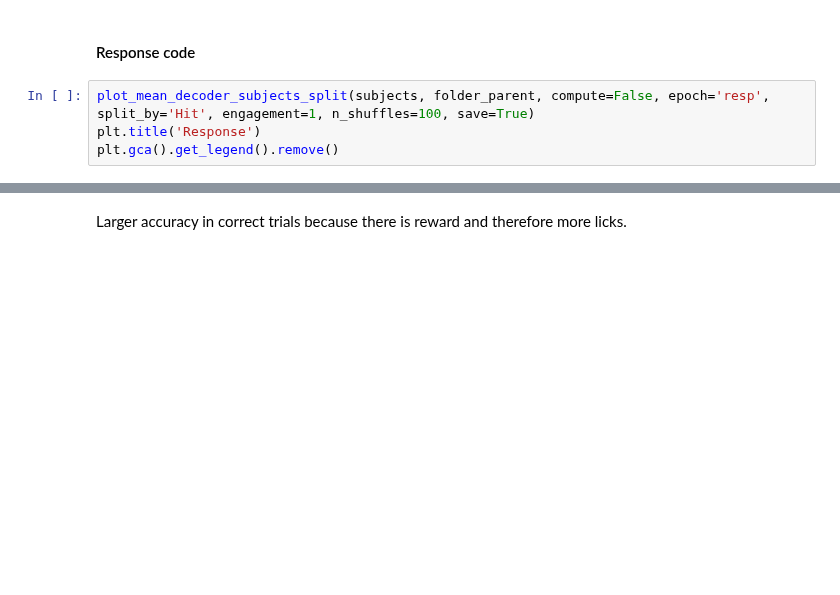
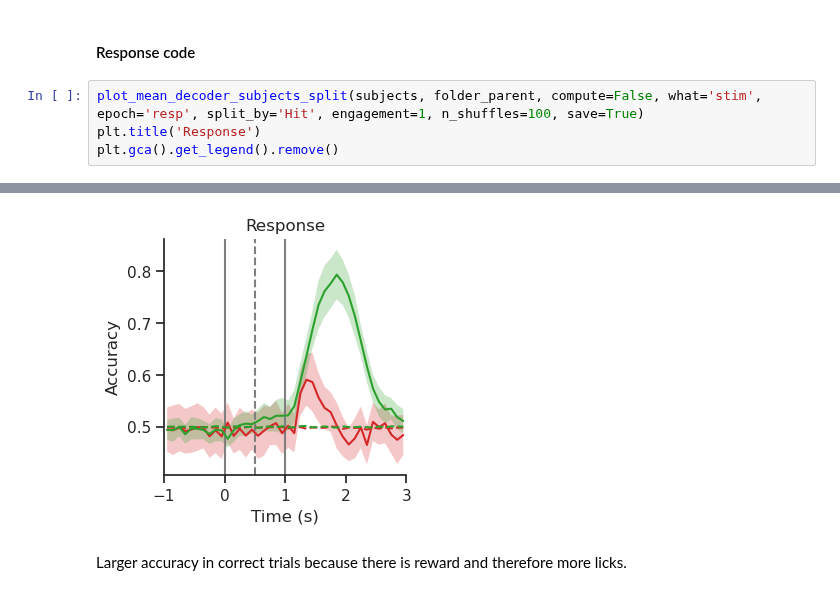
Before and after one commit to 3leni0n/PycharmProjects, a Jupyter notebook: ephys/decoder/notebook.ipynb, the cells around one changed output, grey strips where cells are left out. Saved outputs shown, nothing was run; the diff lists cells and outputs as text; blank space fills up the shorter version.

```diff
--- a/ephys/decoder/notebook.ipynb
+++ b/ephys/decoder/notebook.ipynb
@@ -450,7 +452,7 @@ plt.gca().get_legend().remove()
 # %% [markdown]
 #### Response code
 # %%
-plot_mean_decoder_subjects_split(subjects, folder_parent, compute=False, epoch='resp', split_by='Hit', engagement=1, n_shuffles=100, save=True)
+plot_mean_decoder_subjects_split(subjects, folder_parent, compute=False, what='stim', epoch='resp', split_by='Hit', engagement=1, n_shuffles=100, save=True)
 plt.title('Response')
 plt.gca().get_legend().remove()
 # %% [output]
@@ -458,3 +459,4 @@ plt.gca().get_legend().remove()
+[figure, added]
 # %% [markdown]
 Larger accuracy in correct trials because there is reward and therefore more licks.
 # %% [markdown]
```
Also changed, not shown: parts of 25 cells of this notebook, 3 other files.
